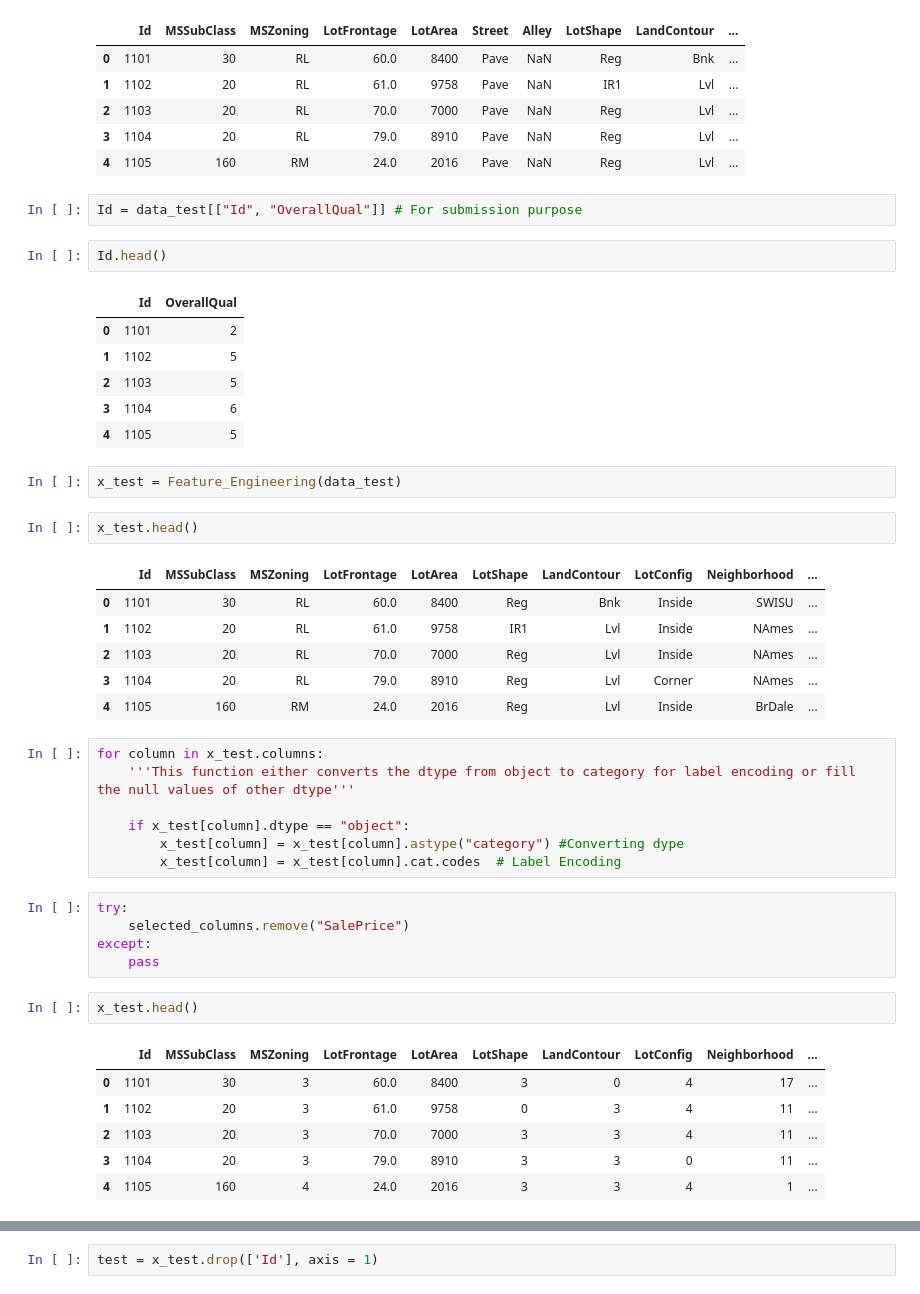
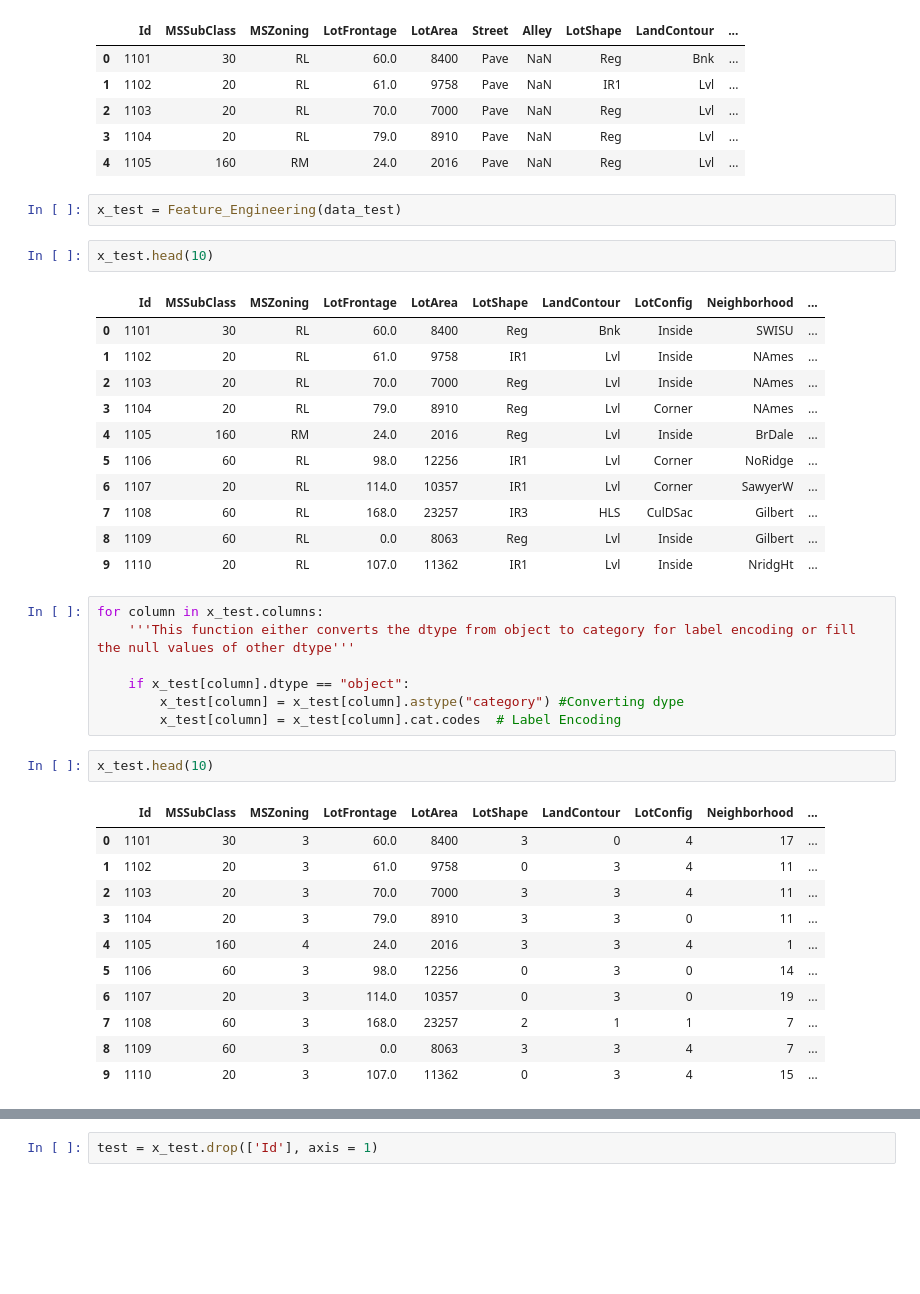
Before and after one commit to joyguptaa/Boston-Houses-Prediction, a Jupyter notebook: newNotebook.ipynb, the cells around one changed output, grey strips where cells are left out. Drawn from its saved outputs; the diff is of its cells as text; blank space fills up the shorter version.

Commit message:
test : model Testing

```diff
--- a/newNotebook.ipynb
+++ b/newNotebook.ipynb
@@ -573,28 +607,22 @@ data_test.head()
 | 2 | 1103 | 20 | RL | 70.0 | 7000 | Pave | NaN | Reg | Lvl | ... |
 | 3 | 1104 | 20 | RL | 79.0 | 8910 | Pave | NaN | Reg | Lvl | ... |
 | 4 | 1105 | 160 | RM | 24.0 | 2016 | Pave | NaN | Reg | Lvl | ... |
-# %%
-Id = data_test[["Id", "OverallQual"]] # For submission purpose
-# %%
-Id.head()
-# %% [output]
-|  | Id | OverallQual |
-| 0 | 1101 | 2 |
-| 1 | 1102 | 5 |
-| 2 | 1103 | 5 |
-| 3 | 1104 | 6 |
-| 4 | 1105 | 5 |
 # %%
 x_test = Feature_Engineering(data_test)
 # %%
-x_test.head()
+x_test.head(10)
 # %% [output]
 |  | Id | MSSubClass | MSZoning | LotFrontage | LotArea | LotShape | LandContour | LotConfig | Neighborhood | ... |
 | 0 | 1101 | 30 | RL | 60.0 | 8400 | Reg | Bnk | Inside | SWISU | ... |
 | 1 | 1102 | 20 | RL | 61.0 | 9758 | IR1 | Lvl | Inside | NAmes | ... |
 | 2 | 1103 | 20 | RL | 70.0 | 7000 | Reg | Lvl | Inside | NAmes | ... |
 | 3 | 1104 | 20 | RL | 79.0 | 8910 | Reg | Lvl | Corner | NAmes | ... |
 | 4 | 1105 | 160 | RM | 24.0 | 2016 | Reg | Lvl | Inside | BrDale | ... |
+| 5 | 1106 | 60 | RL | 98.0 | 12256 | IR1 | Lvl | Corner | NoRidge | ... |
+| 6 | 1107 | 20 | RL | 114.0 | 10357 | IR1 | Lvl | Corner | SawyerW | ... |
+| 7 | 1108 | 60 | RL | 168.0 | 23257 | IR3 | HLS | CulDSac | Gilbert | ... |
+| 8 | 1109 | 60 | RL | 0.0 | 8063 | Reg | Lvl | Inside | Gilbert | ... |
+| 9 | 1110 | 20 | RL | 107.0 | 11362 | IR1 | Lvl | Inside | NridgHt | ... |
 # %%
 for column in x_test.columns:
     '''This function either converts the dtype from object to category for label encoding or fill the null values of other dtype'''
@@ -602,13 +630,8 @@ for column in x_test.columns:
     if x_test[column].dtype == "object":
         x_test[column] = x_test[column].astype("category") #Converting dype
         x_test[column] = x_test[column].cat.codes  # Label Encoding
-# %%
-try:
-    selected_columns.remove("SalePrice")
-except:
-    pass
 # %%
-x_test.head()
+x_test.head(10)
 # %% [output]
 |  | Id | MSSubClass | MSZoning | LotFrontage | LotArea | LotShape | LandContour | LotConfig | Neighborhood | ... |
 | 0 | 1101 | 30 | 3 | 60.0 | 8400 | 3 | 0 | 4 | 17 | ... |
@@ -616,3 +639,8 @@ x_test.head()
 | 2 | 1103 | 20 | 3 | 70.0 | 7000 | 3 | 3 | 4 | 11 | ... |
 | 3 | 1104 | 20 | 3 | 79.0 | 8910 | 3 | 3 | 0 | 11 | ... |
 | 4 | 1105 | 160 | 4 | 24.0 | 2016 | 3 | 3 | 4 | 1 | ... |
+| 5 | 1106 | 60 | 3 | 98.0 | 12256 | 0 | 3 | 0 | 14 | ... |
+| 6 | 1107 | 20 | 3 | 114.0 | 10357 | 0 | 3 | 0 | 19 | ... |
+| 7 | 1108 | 60 | 3 | 168.0 | 23257 | 2 | 1 | 1 | 7 | ... |
+| 8 | 1109 | 60 | 3 | 0.0 | 8063 | 3 | 3 | 4 | 7 | ... |
+| 9 | 1110 | 20 | 3 | 107.0 | 11362 | 0 | 3 | 4 | 15 | ... |
```
Also changed, not shown: parts of 25 cells of this notebook, 2 other files.
